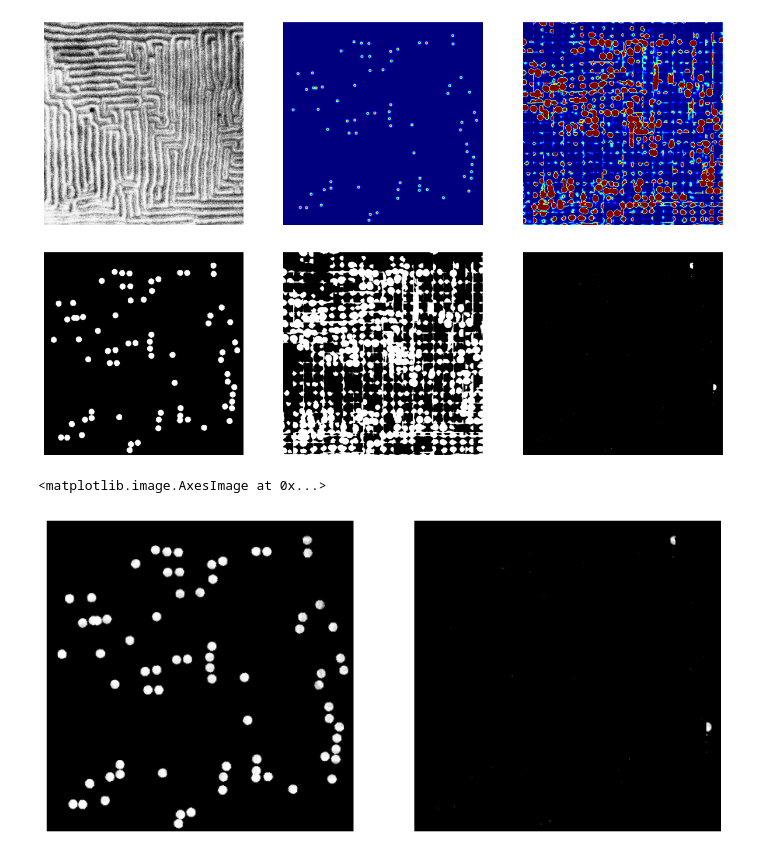
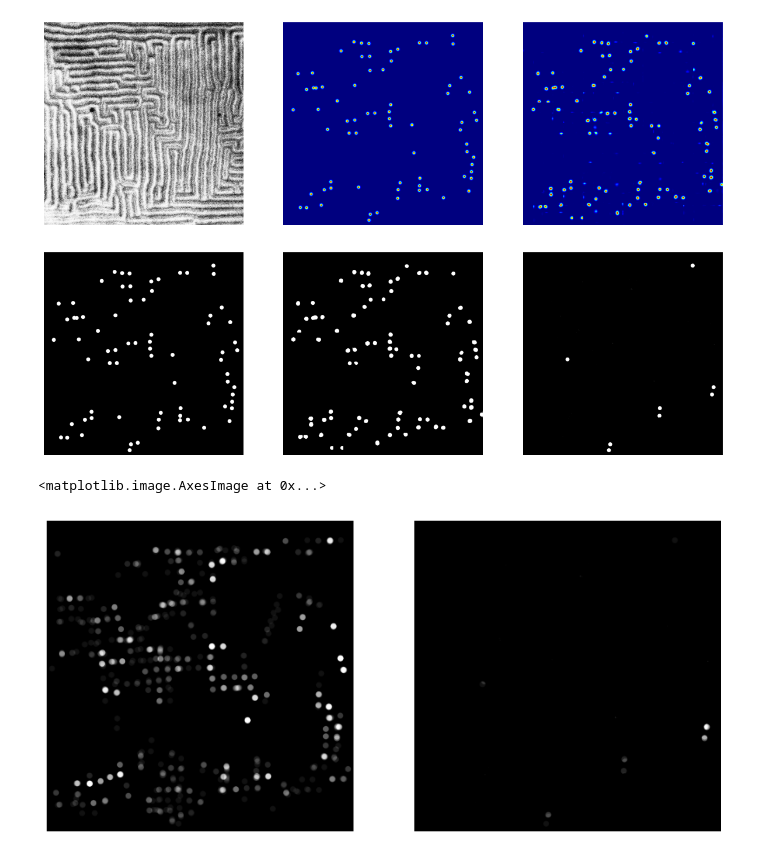
Before and after one commit to wheat-field2075/merons, a Jupyter notebook: model_testing.ipynb, the cells around one changed output. Saved outputs shown, nothing was run; the diff lists cells and outputs as text; code cells hidden in the pictures.

```diff
--- a/model_testing.ipynb
+++ b/model_testing.ipynb
@@ -39,7 +39,7 @@ lr = 5e-4
 batch_size = 25
 device = torch.device("cuda:0" if torch.cuda.is_available() else "cpu")
 model = Hourglass(depth=2)
-model.load_state_dict(torch.load('../../Downloads/depth=2, gce, epoch=00100.pth',
+model.load_state_dict(torch.load('../../Downloads/old_1/depth=2, gce, epoch=00500.pth',
                                  map_location=torch.device('cpu')))
 model = model.to(device)
 loss_func = loss_function_wrapper('gcel')
@@ -50,14 +50,4 @@ transform = A.Compose([
     A.VerticalFlip(p=0.5),
 ])
 opt = torch.optim.Adam(model.parameters(), lr=lr)
-
-
-# performance logger parameters
-write = False
-save_model = False
-if write or save_model:
-    folder = './active/2023.08.02 model_depth'
-    model_name = 'depth={}, gce'.format(3)
-if write:
-    writer = SummaryWriter('./{}/runs/{}'.format(folder, model_name))
 # %%
@@ -132,6 +104,7 @@ Loading samples for: 20190822_movie_01_SampleOldA1_120kV_81x2048x2048_30sec_Alig
 # next(val_gen)
 # %%
 # view performance on entire validation image
+parent_dir = './temp_datasets/ds_0'
 
 val_image_name = '20190822_movie_01_SampleOldA1_120kV_81x2048x2048_30sec_Aligned 11.48.51 AM patch_080.jpg'
 val_image_path = os.path.join(parent_dir, 'images', val_image_name)
@@ -156,8 +129,8 @@ val_image_name = '20190822_movie_01_SampleOldA1_120kV_81x2048x2048_30sec_Aligned
 val_image_path = os.path.join(parent_dir, 'images', val_image_name)
 val_mask_path = os.path.join(parent_dir, 'masks', val_image_name)
 
-val_image = np.array(Image.open(val_image_path).convert('L'))
-val_mask = np.array(Image.open(val_mask_path).convert('L'))
+val_image = np.array(Image.open(val_image_path).convert('L')).astype(np.float32) / 255
+val_mask = np.array(Image.open(val_mask_path).convert('L')).astype(np.float32) / 255
 pred_mask = np.zeros(val_mask.shape)
 
 def write_to_pred(y, x):
@@ -166,34 +139,34 @@ def write_to_pred(y, x):
         image_patch = np.expand_dims(val_image[y:y+patch_size, x:x+patch_size], [0, 1])
         pred_patch = model(torch.Tensor(image_patch).to(device))
         pred_patch = pred_patch.detach().cpu().numpy().squeeze()
         pred_mask[y:y+patch_size, x:x+patch_size] = np.maximum(pred_mask[y:y+patch_size, x:x+patch_size],
                                                               pred_patch)
 
 for y, x in itertools.product(range(0, val_image.shape[0] - patch_size, 100),
                              range(0, val_image.shape[1] - patch_size, 100)):
     write_to_pred(y, x)
 
 y = val_image.shape[0] - patch_size
 for x in range(0, val_image.shape[1] - patch_size, 100):
     write_to_pred(y, x)
 
 x = val_image.shape[0] - patch_size
 for y in range(0, val_image.shape[0] - patch_size, 100):
     write_to_pred(y, x)
 
 y, x = (val_image.shape[0] - patch_size, val_image.shape[1] - patch_size)
 write_to_pred(y, x)
 
 plt.figure(figsize=[15, 5])
 for index, target in enumerate([val_image, val_mask, pred_mask]):
     plt.subplot(1, 3, index+1)
     plt.axis('off')
     if index == 0:
         plt.imshow(target, cmap='Greys_r')
     else:
         plt.imshow(target, cmap='jet')
 # %% [output]
-[figure, old version]
+[figure, new version]
 # %%
 # view performance on entire validation image (2/3)
 
@@ -219,7 +192,7 @@ for index, target in enumerate([val_mask, pred_mask, mask_diff]):
     plt.axis('off')
     plt.imshow(target, cmap="Greys_r")
 # %% [output]
-[figure, old version]
+[figure, new version]
 # %%
 # view performance on entire validation image (3/3)
 
@@ -229,17 +202,17 @@ thresh = 0.1
 val_image_path
 
 for name in map(lambda x: '20190822_movie_01_SampleOldA1_120kV_81x2048x2048_30sec_Aligned 11.48.51 AM patch_{:03}.jpg'.format(x), range(0, 81, 5)):
-    temp = np.array(Image.open(os.path.join(parent_dir, 'images', name)).convert('L')) / 255
+    temp = np.array(Image.open(os.path.join(parent_dir, 'masks', name)).convert('L')) / 255
     temp = temp >= thresh
     slate += temp
 
 plt.figure(figsize=[10, 5])
 plt.subplot(1, 2, 1)
 plt.axis('off')
-plt.imshow(slate * val_mask, cmap='Greys_r')
+plt.imshow(slate, cmap='Greys_r')
 plt.subplot(1, 2, 2)
 plt.axis('off')
 plt.imshow(slate * mask_diff, cmap='Greys_r')
 # %% [output]
 <matplotlib.image.AxesImage at 0x...>
-[figure, old version]
+[figure, new version]
```
Also changed, not shown: parts of 1 cell of this notebook, 4 other files.
